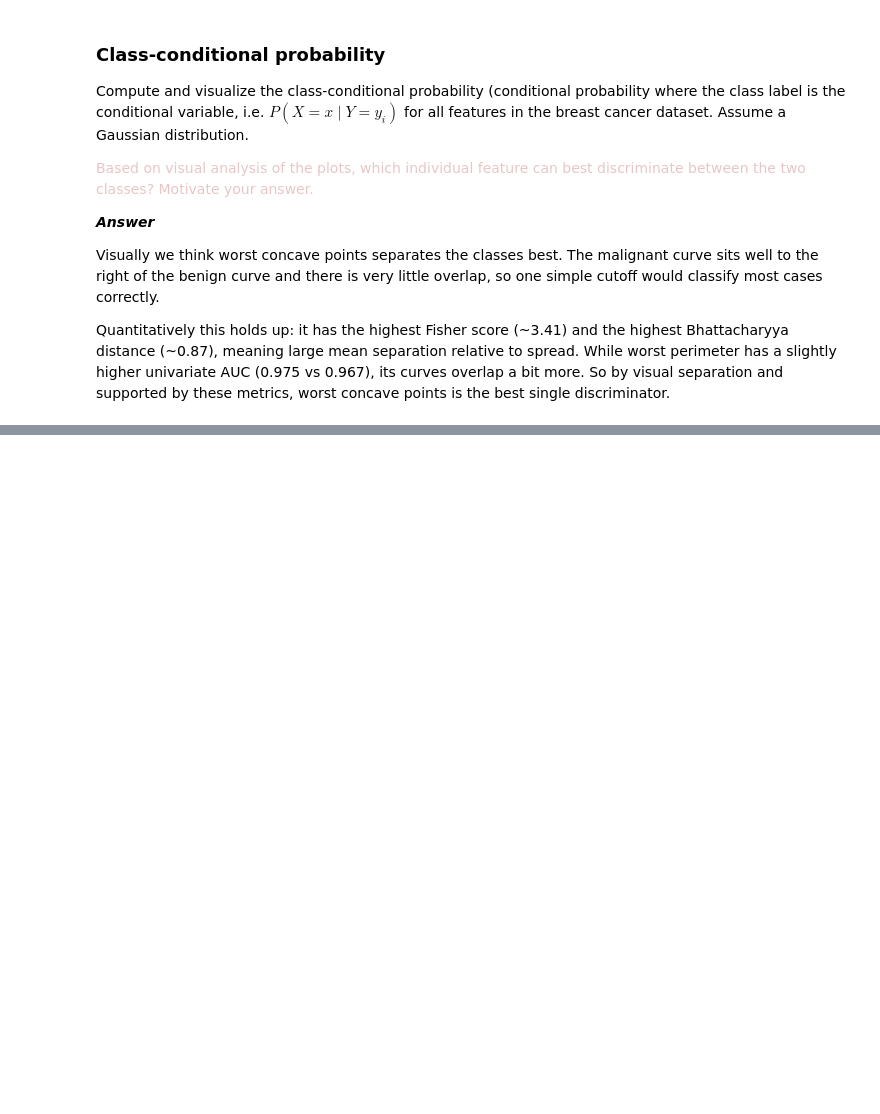
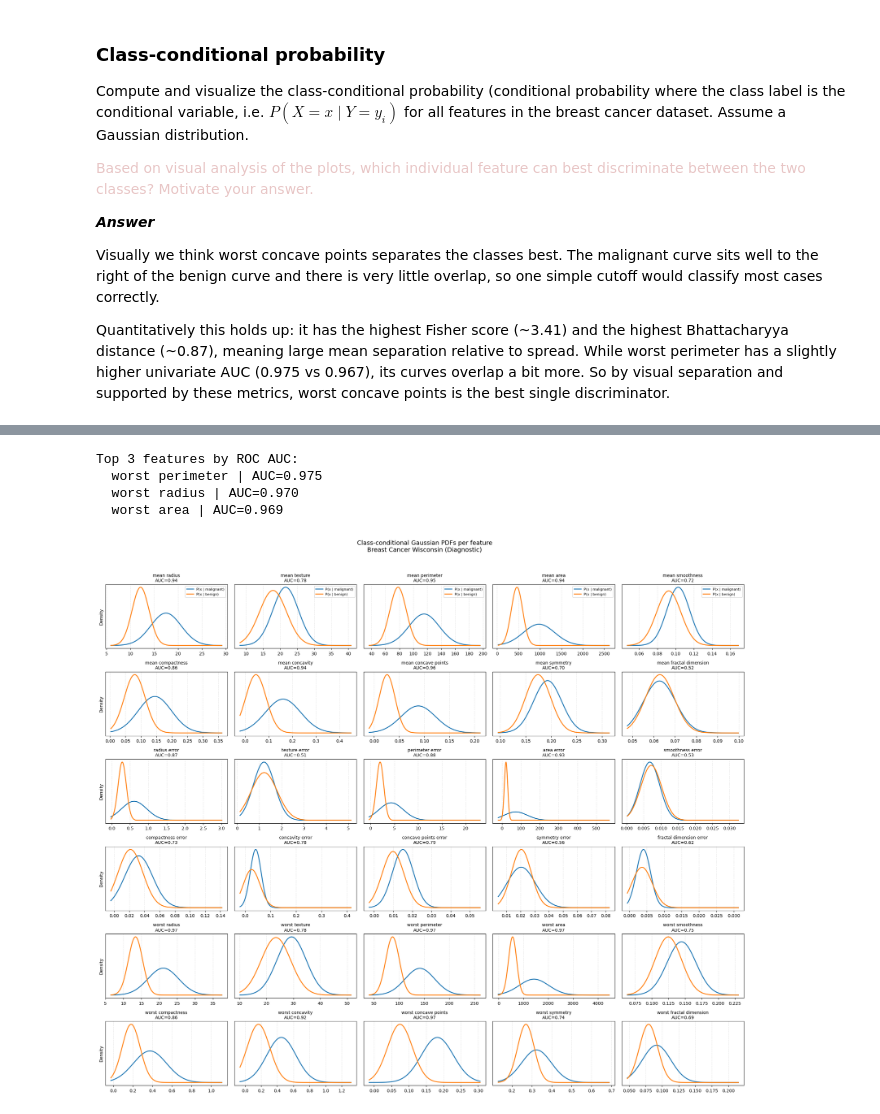
Before and after one commit to SiebrenBarten/Machine-learning-for-medical-imaging, a Jupyter notebook: practicals/week_1.ipynb, the cells around one changed output, grey strips where cells are left out. Cells and saved outputs as stored; diff of their text form; code cells hidden in the pictures; blank space fills up the shorter version.

Commit message:
numpy gebruikt ipv sklearn

```diff
--- a/practicals/week_1.ipynb
+++ b/practicals/week_1.ipynb
@@ -399,0 +277,68 @@ Best single feature (by AUC): worst perimeter | AUC=0.975
+# %%
+import numpy as np
+import matplotlib.pyplot as plt
+from sklearn.datasets import load_breast_cancer
+from knn_helpers import RegressionMetrics
+
+data = load_breast_cancer()
+X_cancer = data.data
+y_cancer = data.target
+feature_names = data.feature_names
+
+# Calculate ROC & AUC for each feature using knn_helpers
+print("\nTop 3 features by ROC AUC:")
+auc_list = []
+for j in range(X_cancer.shape[1]):
+    fpr, tpr, _ = RegressionMetrics.roc_curve_numpy(y_cancer, X_cancer[:, j])
+    auc = RegressionMetrics.auc_numpy(fpr, tpr)
+    auc = max(auc, 1 - auc)
+    auc_list.append(auc)
+auc_np = np.array(auc_list)
+top_auc_idx = np.argsort(auc_np)[::-1]
+for i in top_auc_idx[:3]:
+    print(f"  {feature_names[i]} | AUC={auc_np[i]:.3f}")
+
+# Visualization
+n_features = X_cancer.shape[1]
+ncols = 5
+nrows = int(np.ceil(n_features / ncols))
+
+def gaussian_pdf(x, mu, sigma):
+    sigma = np.maximum(sigma, 1e-12)
+    return 1.0 / (np.sqrt(2*np.pi) * sigma) * np.exp(-0.5 * ((x - mu) / sigma)**2)
+
+mu0 = X_cancer[y_cancer == 0].mean(axis=0)
+mu1 = X_cancer[y_cancer == 1].mean(axis=0)
+s0  = X_cancer[y_cancer == 0].std(axis=0, ddof=0)
+s1  = X_cancer[y_cancer == 1].std(axis=0, ddof=0)
+
+plt.figure(figsize=(ncols*4.2, nrows*2.9))
+for j in range(n_features):
+    x_min = X_cancer[:, j].min()
+    x_max = X_cancer[:, j].max()
+    pad = 0.05 * (x_max - x_min + 1e-9)
+    xs = np.linspace(x_min - pad, x_max + pad, 400)
+
+    pdf0 = gaussian_pdf(xs, mu0[j], s0[j])
+    pdf1 = gaussian_pdf(xs, mu1[j], s1[j])
+
+    ax = plt.subplot(nrows, ncols, j + 1)
+    ax.plot(xs, pdf0, label='P(x | malignant)', linewidth=2)
+    ax.plot(xs, pdf1, label='P(x | benign)', linewidth=2)
+    ax.set_title(f"{feature_names[j]}\nAUC={auc_np[j]:.2f}", fontsize=10)
+    ax.set_yticks([])
+    ax.grid(True, linestyle='--', alpha=0.35)
+    if j % ncols == 0:
+        ax.set_ylabel("Density")
+    if j // ncols == 0:
+        ax.legend(fontsize=8, loc='upper right')
+
+plt.suptitle("Class-conditional Gaussian PDFs per feature\nBreast Cancer Wisconsin (Diagnostic)", y=1.02, fontsize=14)
+plt.tight_layout()
+plt.show()
+# %% [output]
+Top 3 features by ROC AUC:
+  worst perimeter | AUC=0.975
+  worst radius | AUC=0.970
+  worst area | AUC=0.969
+[figure, added]
```
Also changed, not shown: parts of 2 cells of this notebook, 1 other file.
